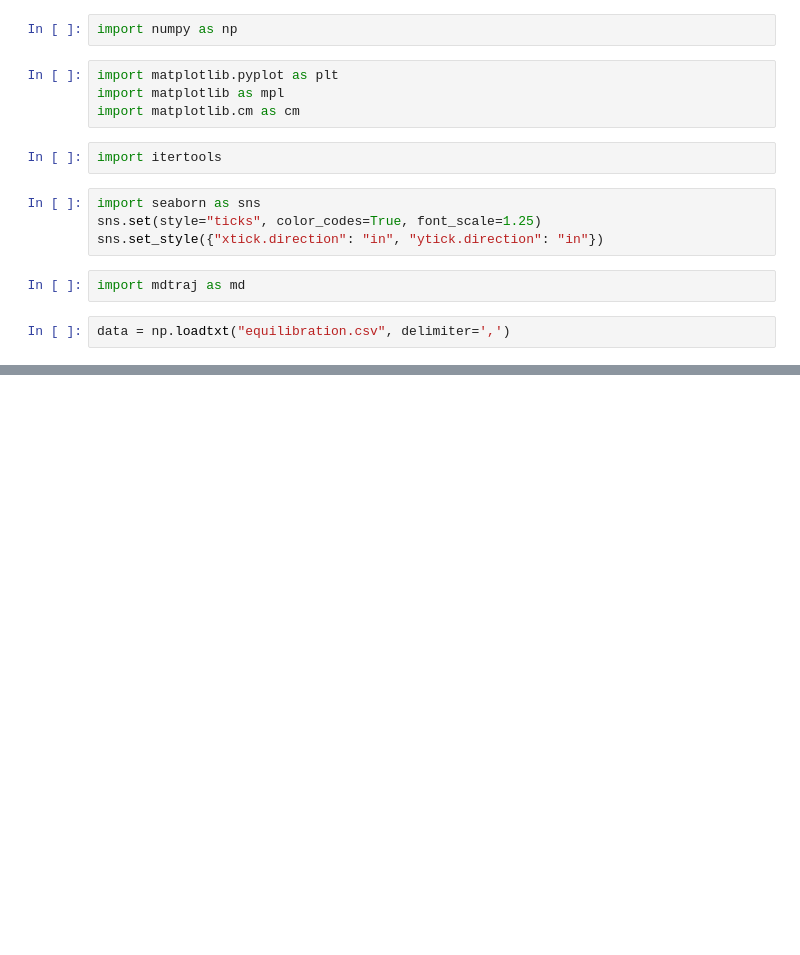
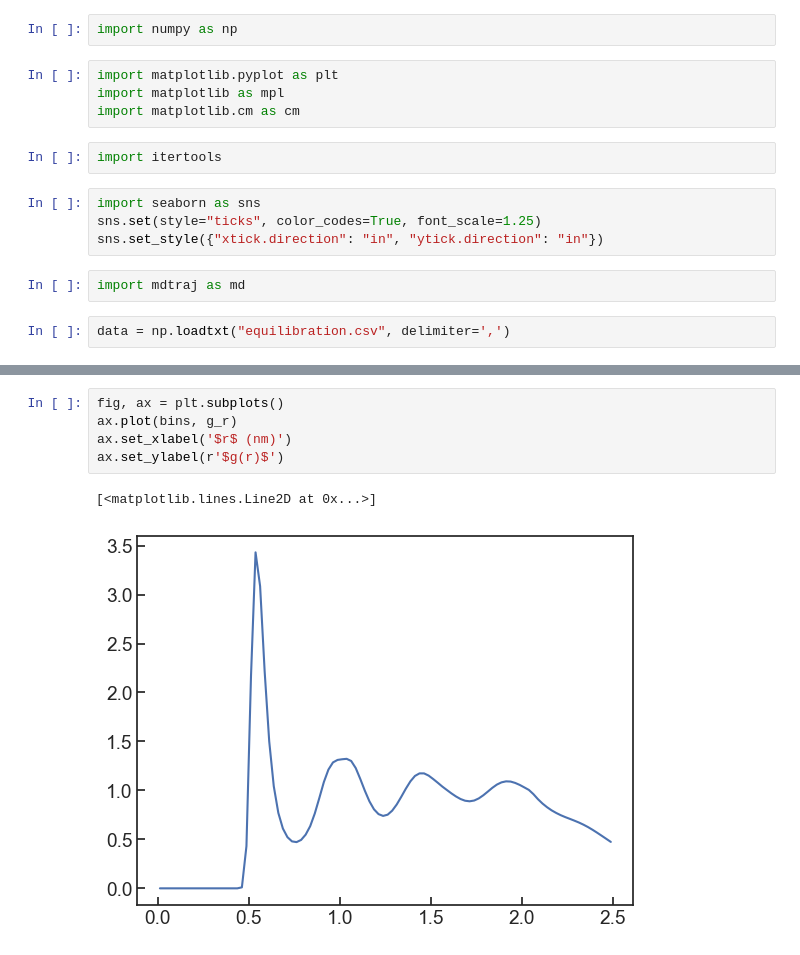
Before and after one commit to BioKT/lj-openmm, a Jupyter notebook: Untitled1.ipynb, the cells around one changed output, grey strips where cells are left out. Cells and saved outputs as stored; diff of their text form; blank space fills up the shorter version.

```diff
--- a/Untitled1.ipynb
+++ b/Untitled1.ipynb
@@ -37,0 +57,8 @@ bins, g_r = md.compute_rdf(traj, list(itertools.product(range(250), range(251,50
+# %%
+fig, ax = plt.subplots()
+ax.plot(bins, g_r)
+ax.set_xlabel('$r$ (nm)')
+ax.set_ylabel(r'$g(r)$')
+# %% [output]
+[<matplotlib.lines.Line2D at 0x...>]
+[figure, added]
```
Also changed, not shown: parts of 5 cells of this notebook, 2 other files.
